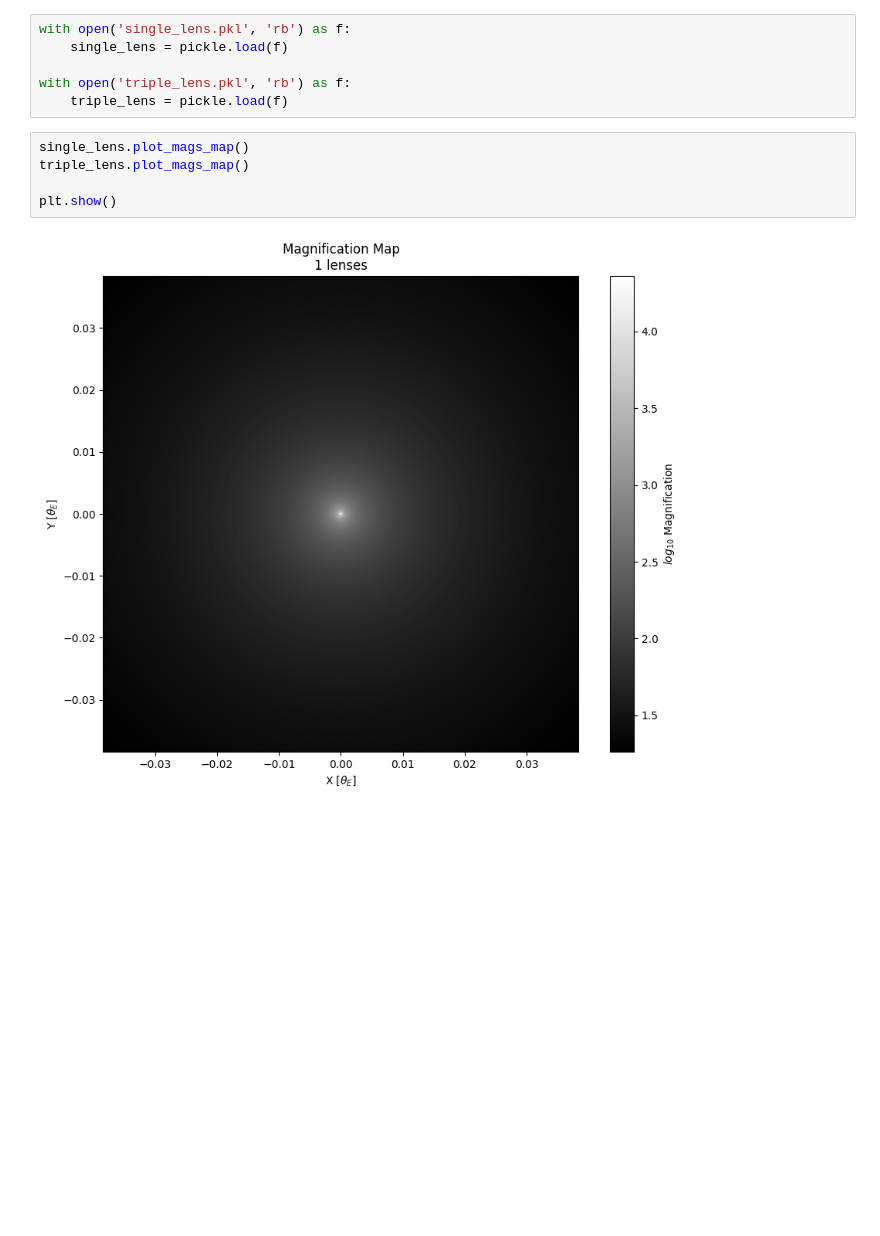
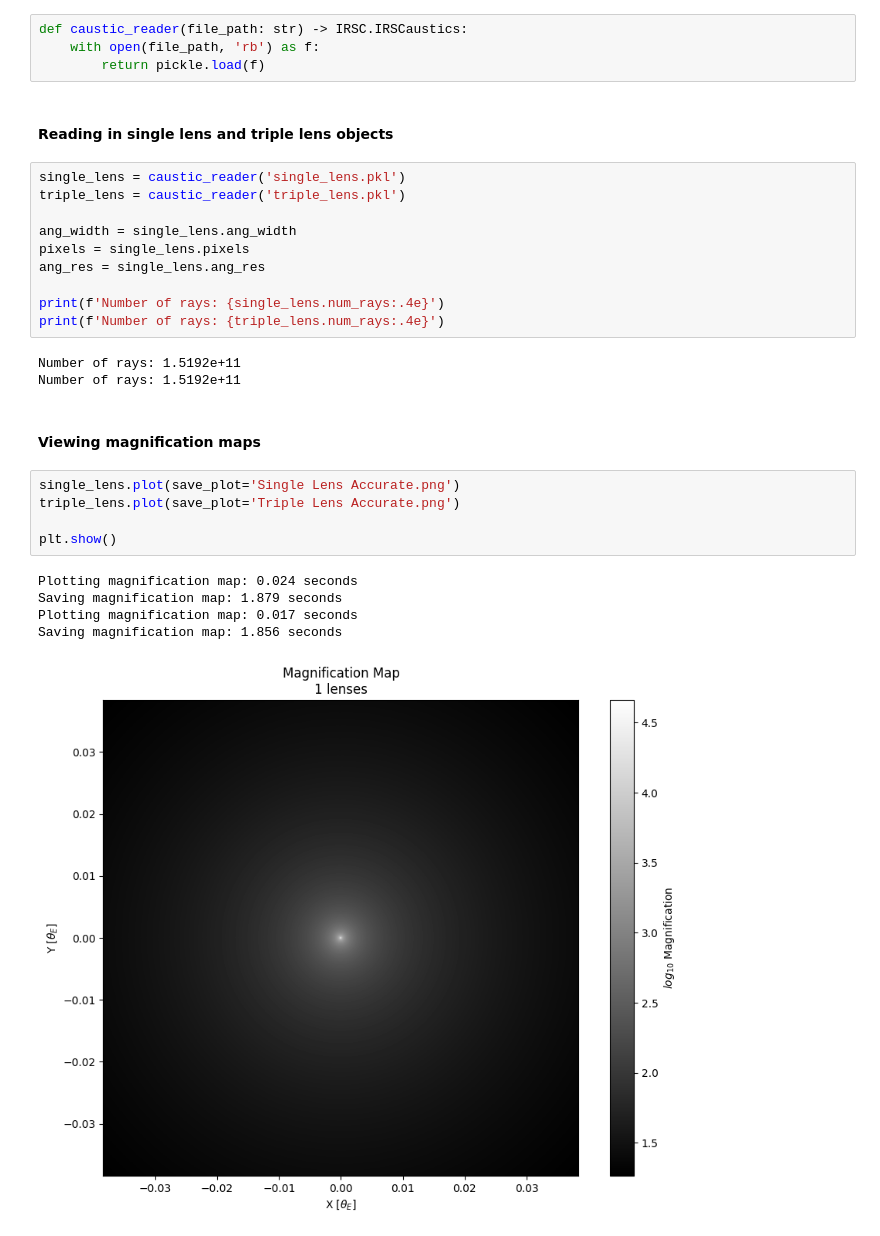
Before and after one commit to saividyud/NBLens, a Jupyter notebook: Unity/Analysis 6-4/Analysis_6-4.ipynb, the cells around one changed output. Cells and saved outputs as stored; diff of their text form; blank space fills up the shorter version.

```diff
--- a/Unity/Analysis 6-4/Analysis_6-4.ipynb
+++ b/Unity/Analysis 6-4/Analysis_6-4.ipynb
@@ -9,13 +35,32 @@ import matplotlib.pyplot as plt
+# %%
+def caustic_reader(file_path: str) -> IRSC.IRSCaustics:
+    with open(file_path, 'rb') as f:
+        return pickle.load(f)
+# %% [markdown]
+#### Reading in single lens and triple lens objects
 # %%
-with open('single_lens.pkl', 'rb') as f:
-    single_lens = pickle.load(f)
+single_lens = caustic_reader('single_lens.pkl')
+triple_lens = caustic_reader('triple_lens.pkl')
 
-with open('triple_lens.pkl', 'rb') as f:
-    triple_lens = pickle.load(f)
+ang_width = single_lens.ang_width
+pixels = single_lens.pixels
+ang_res = single_lens.ang_res
+
+print(f'Number of rays: {single_lens.num_rays:.4e}')
+print(f'Number of rays: {triple_lens.num_rays:.4e}')
+# %% [output]
+Number of rays: 1.5192e+11
+Number of rays: 1.5192e+11
+# %% [markdown]
+#### Viewing magnification maps
 # %%
-single_lens.plot_mags_map()
-triple_lens.plot_mags_map()
+single_lens.plot(save_plot='Single Lens Accurate.png')
+triple_lens.plot(save_plot='Triple Lens Accurate.png')
 
 plt.show()
 # %% [output]
+Plotting magnification map: 0.024 seconds
+Saving magnification map: 1.879 seconds
+Plotting magnification map: 0.017 seconds
+Saving magnification map: 1.856 seconds
-[figure, old version]
+[figure, new version]
```
Also changed, not shown: parts of 17 cells of this notebook, 14 other files.
